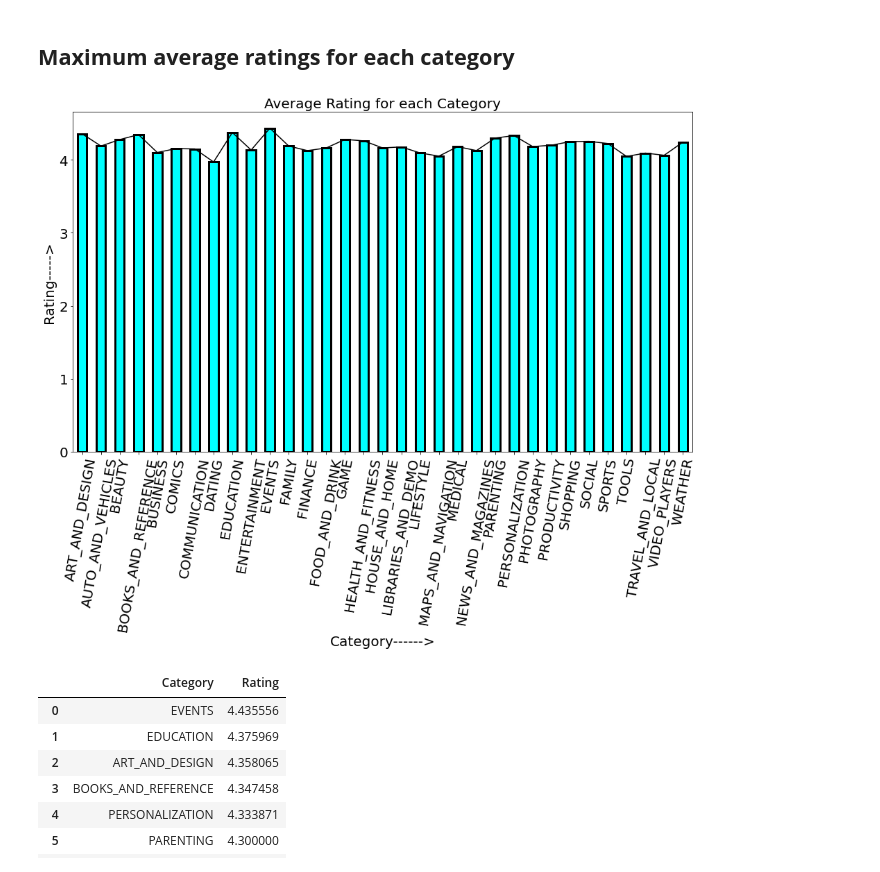
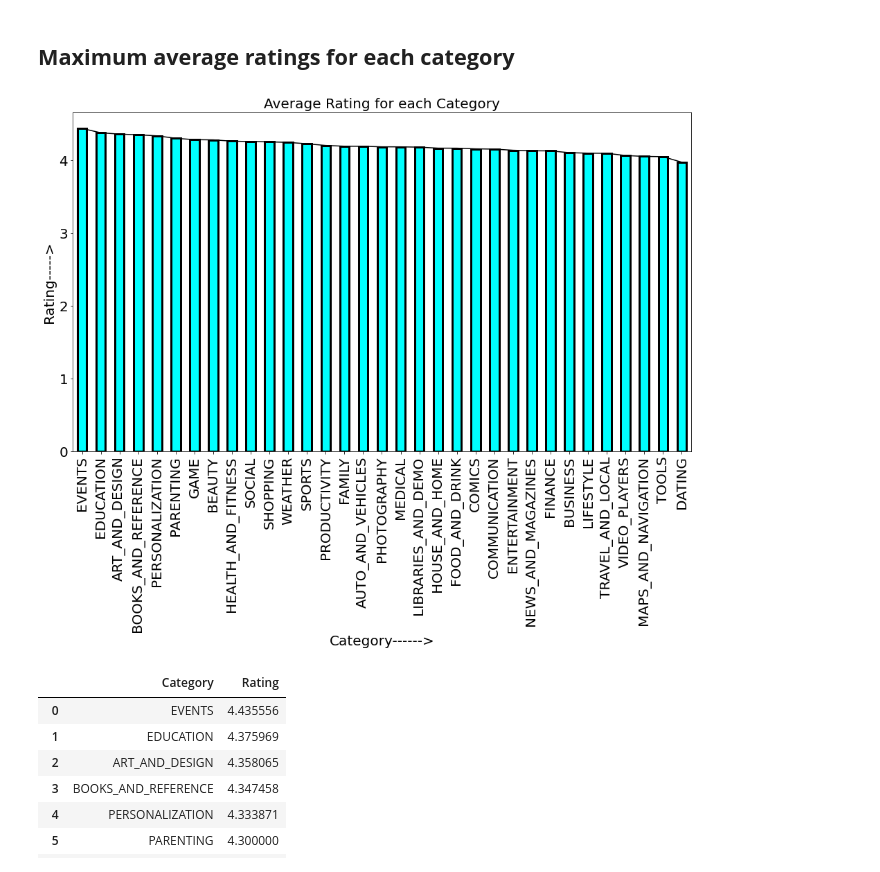
Before and after one commit to amol004/Google-Play-Store-EDA, a Jupyter notebook: Capstone_project_Google_play_store_review_analysis_(EDA)_Notebook_{Amol_Thakur}.ipynb, the cells around one changed output. Drawn from its saved outputs; the diff is of its cells as text; code cells hidden in the pictures.

```diff
--- a/Capstone_project_Google_play_store_review_analysis_(EDA)_Notebook_{Amol_Thakur}.ipynb
+++ b/Capstone_project_Google_play_store_review_analysis_(EDA)_Notebook_{Amol_Thakur}.ipynb
@@ -613,15 +657,16 @@ jj.head(10).reset_index().drop(['index'],axis=1) # top 10 Apps
 ## **Maximum average ratings for each category**
 # %%
 # Finding out Maximum Average rating for each Category
-hh=play_df.groupby('Category')['Rating'].mean()
-plt.rcParams['figure.figsize'] = (16,9)
-hh.plot(color='black')
-hh.plot(kind='bar',color=['cyan'],edgecolor='black',linewidth=3)
-plt.title('Average Rating for each Category',fontsize=20)
-plt.xlabel('Category------>',fontsize=20)
-plt.ylabel('Rating----->',fontsize=20)
-plt.xticks(rotation=80);
+# performing groupby on Category and Rating columns to fine the max mean rating for each category
+hh=play_df.groupby('Category')['Rating'].mean().sort_values(ascending=False)
+plt.rcParams['figure.figsize'] = (16,9)# figure size
+hh.plot(color='black') # color of line connecting bars
+hh.plot(kind='bar',color=['cyan'],edgecolor='black',linewidth=3) # visualizing bar plot using matplotlib
+plt.title('Average Rating for each Category',fontsize=20) # title
+plt.xlabel('Category------>',fontsize=20) # x axis label
+plt.ylabel('Rating----->',fontsize=20) # y axis label
+plt.xticks(rotation=90); # providing rotation for labels on x axis
 # %% [output]
-[figure, old version]
+[figure, new version]
 # %%
 # Let's have a more clear idea about the above bar graph through numbers
```
Also changed, not shown: parts of 24 cells of this notebook.
